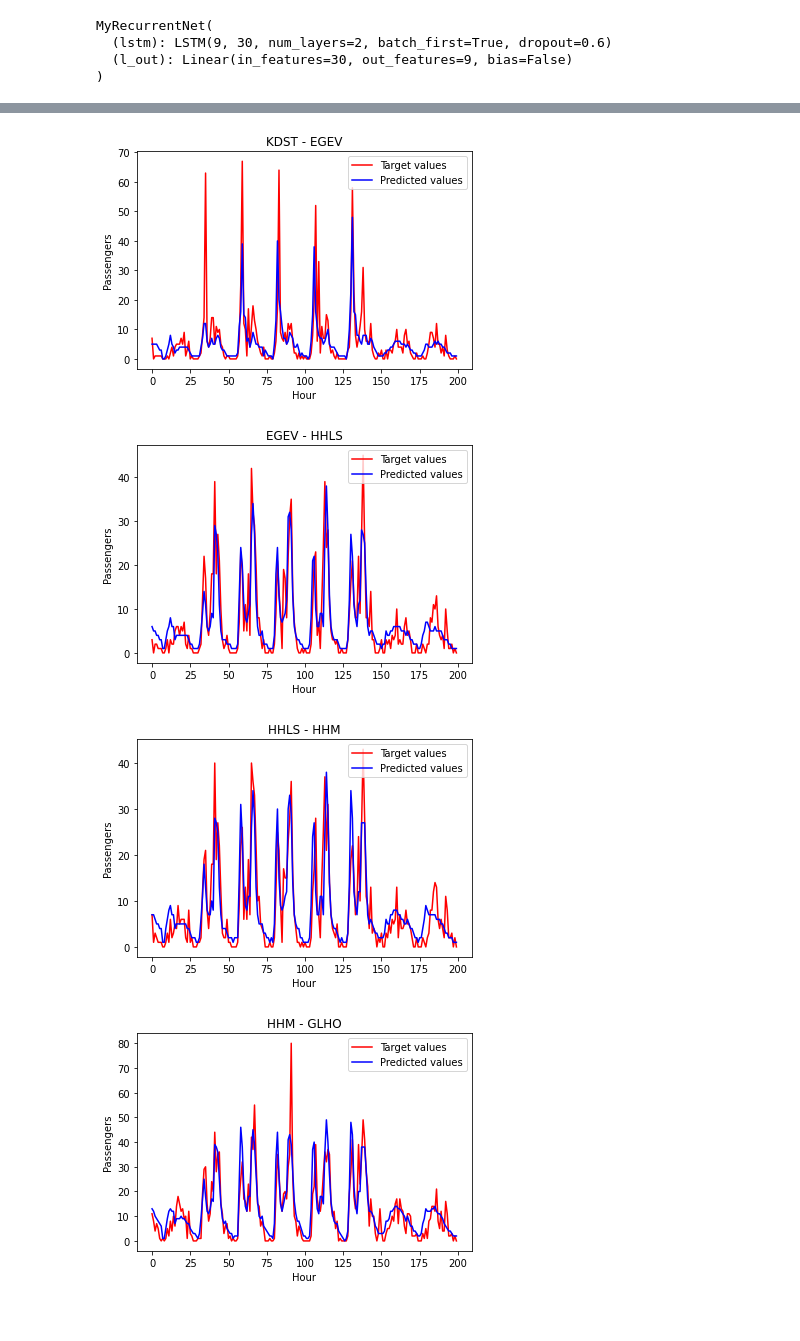
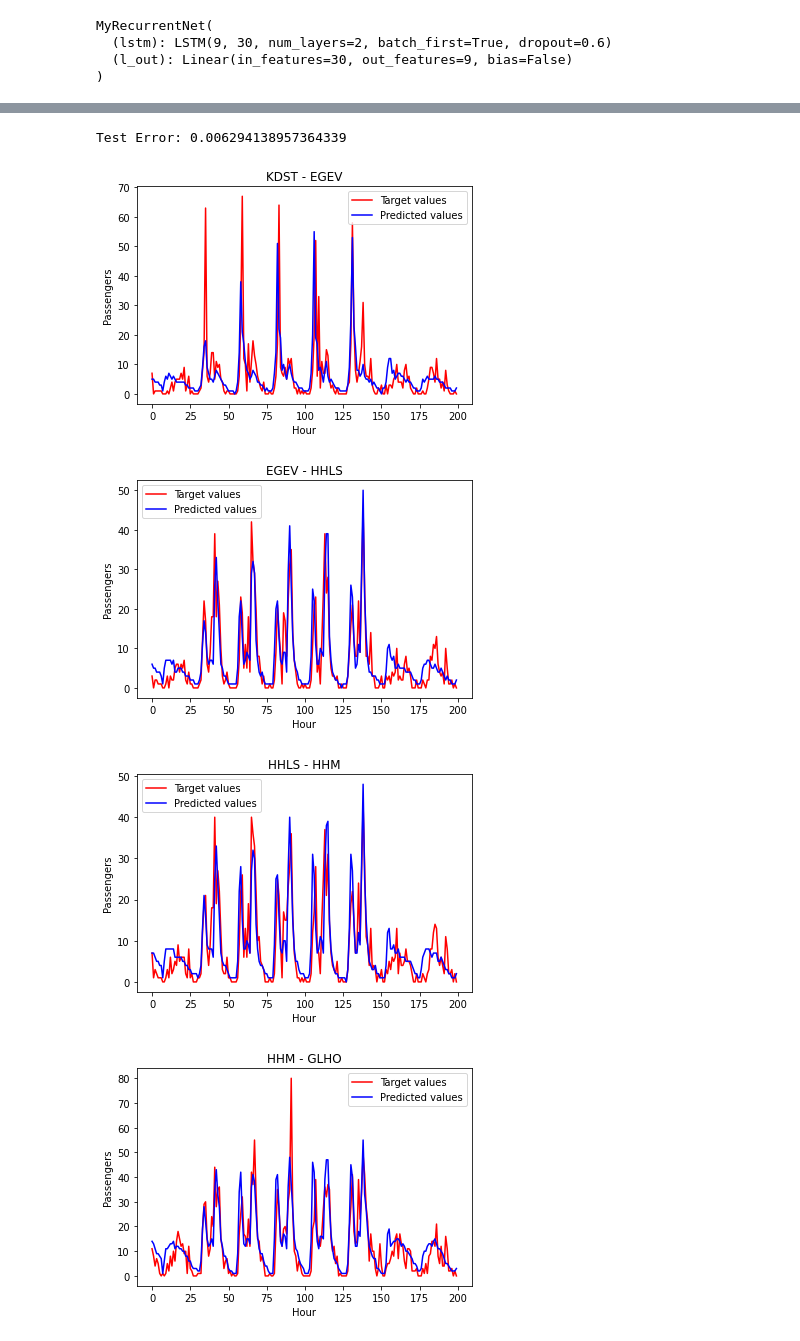
Before and after one commit to NikosZampelis/CrowdednessPrediction-DeepLearningDTU-2020, a Jupyter notebook: src/CrowdednessPredictionNew.ipynb, the cells around one changed output, grey strips where cells are left out. Saved outputs shown, nothing was run; the diff lists cells and outputs as text; code cells hidden in the pictures.

```diff
--- a/src/CrowdednessPredictionNew.ipynb
+++ b/src/CrowdednessPredictionNew.ipynb
@@ -285,7 +285,7 @@ MyRecurrentNet(
 )
 # %%
 # Hyper-parameters
-num_epochs = 100
+num_epochs = 200
 
 # Initialize a new network
 net = MyRecurrentNet()
@@ -448,6 +458,7 @@ def extrapolate(X, start, num_steps):
     # X[start-20]
 
     start_seq = X[start]
+    targets = []
 
     outputs_test = []
     # convert input to float tensor and reshape
@@ -463,6 +474,7 @@ def extrapolate(X, start, num_steps):
             start_seq = start_seq.float()
             start_seq = torch.Tensor.reshape(start_seq, (1, start_seq.shape[0], start_seq.shape[1]))
 
+        targets.append(Y[start + i - 20].tolist())
         # Forward pass
         output = net.forward(start_seq).data.numpy()
 
@@ -478,36 +490,40 @@ def extrapolate(X, start, num_steps):
         new_input = torch.Tensor.reshape(new_input, (1, new_input.shape[0], new_input.shape[1]))
 
         new_input = torch.cat((new_input, output),dim=1)
 
         start_seq = new_input
 
         outputs_test = outputs_test + output.tolist()
 
     reformatted_outputs = []
     for row in outputs_test:
         reformatted_outputs.append(row[0])
-    return reformatted_outputs
+    return reformatted_outputs,targets
 
 start = 5205
 num_steps = 200
 
-pred = extrapolate(X, start, num_steps)
+pred, targets = extrapolate(X, start, num_steps)
+print("Test Error: " + str(series_criterion_error(pred, targets)))
 pred = np.round(scaler.inverse_transform(pred))
+
+
 def plot_extrapolation(pred, actual):
     for i in range(0,len(pred[0])):
         hour = np.arange(len(pred))
         title = stop_names[i] + " - " +stop_names[i+1]
         plt.figure()
         plt.plot(hour, [row[i] for row in actual], 'r', label='Target values',)
         plt.plot(hour, [row[i] for row in pred], 'b', label='Predicted values')
         plt.legend()
         plt.xlabel('Hour'), plt.ylabel('Passengers')
         plt.title(title)
         plt.show()
 actual = route_counts[start:start+num_steps]
 plot_extrapolation(pred, actual)
 # %% [output]
+Test Error: 0.006294138957364339
-[figure, old version]
+[figure, new version]
-[figure, old version]
+[figure, new version]
-[figure, old version]
+[figure, new version]
-[figure, old version]
+[figure, new version]
```
Also changed, not shown: parts of 3 cells of this notebook.
